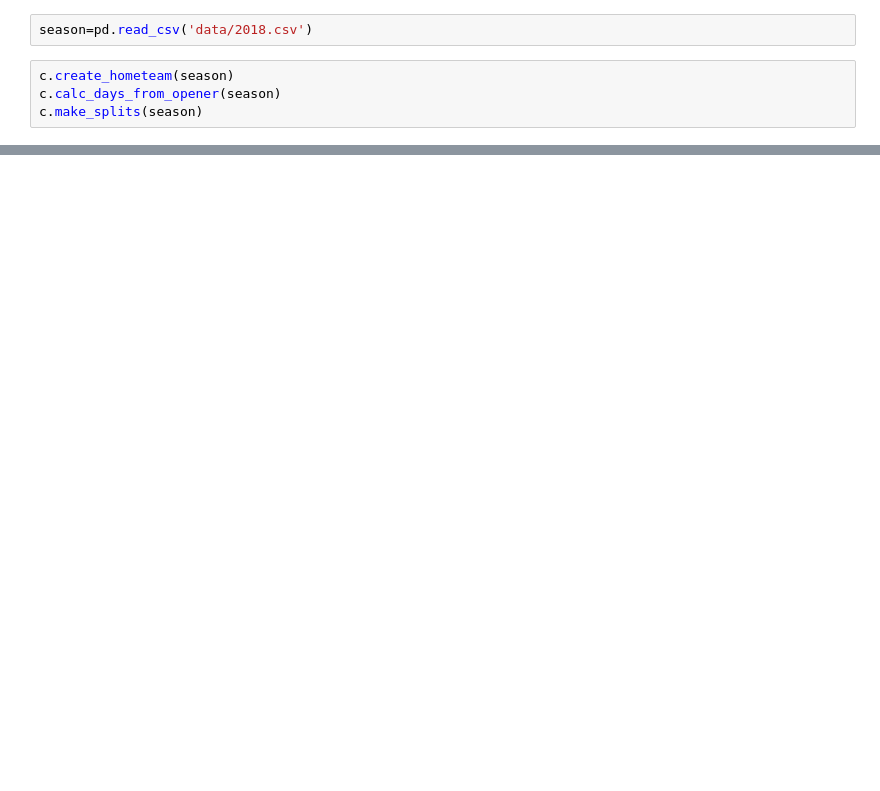
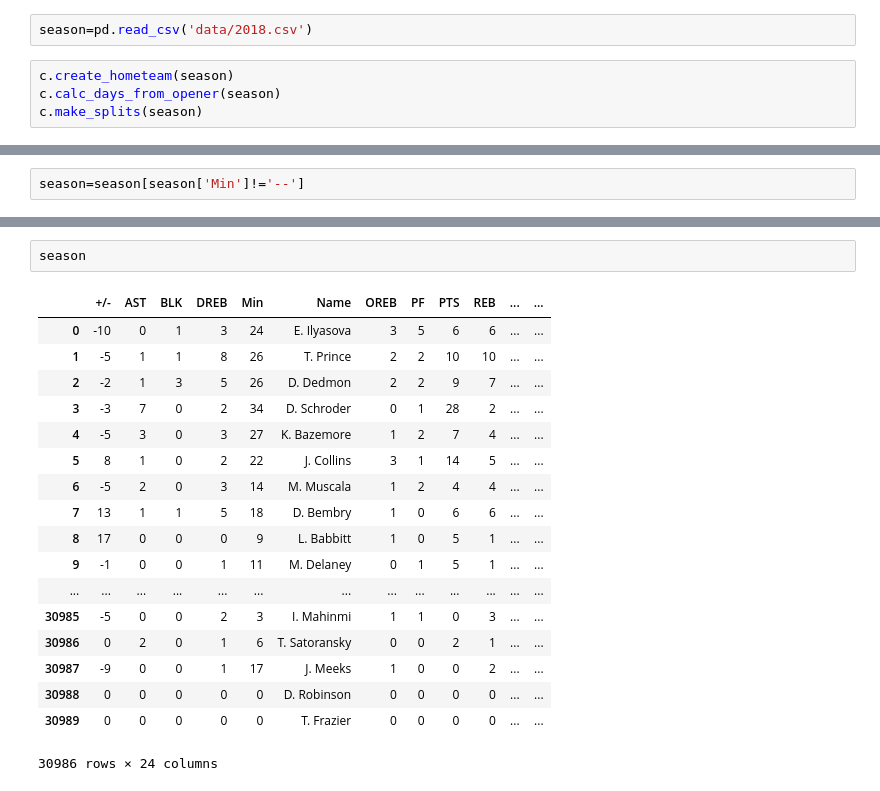
Before and after one commit to sadelson97/dsi_capstone, a Jupyter notebook: data_cleaning.ipynb, the cells around one changed output, grey strips where cells are left out. Saved outputs shown, nothing was run; the diff lists cells and outputs as text; blank space fills up the shorter version.

```diff
--- a/data_cleaning.ipynb
+++ b/data_cleaning.ipynb
@@ -85,0 +274,2 @@ TypeError: 'bool' object is not iterable
+# %%
+season=season[season['Min']!='--']
@@ -85,0 +306,21 @@ TypeError: 'bool' object is not iterable
+# %%
+season
+# %% [output]
+|  | +/- | AST | BLK | DREB | Min | Name | OREB | PF | PTS | REB | ... | ... |
+| 0 | -10 | 0 | 1 | 3 | 24 | E. Ilyasova | 3 | 5 | 6 | 6 | ... | ... |
+| 1 | -5 | 1 | 1 | 8 | 26 | T. Prince | 2 | 2 | 10 | 10 | ... | ... |
+| 2 | -2 | 1 | 3 | 5 | 26 | D. Dedmon | 2 | 2 | 9 | 7 | ... | ... |
+| 3 | -3 | 7 | 0 | 2 | 34 | D. Schroder | 0 | 1 | 28 | 2 | ... | ... |
+| 4 | -5 | 3 | 0 | 3 | 27 | K. Bazemore | 1 | 2 | 7 | 4 | ... | ... |
+| 5 | 8 | 1 | 0 | 2 | 22 | J. Collins | 3 | 1 | 14 | 5 | ... | ... |
+| 6 | -5 | 2 | 0 | 3 | 14 | M. Muscala | 1 | 2 | 4 | 4 | ... | ... |
+| 7 | 13 | 1 | 1 | 5 | 18 | D. Bembry | 1 | 0 | 6 | 6 | ... | ... |
+| 8 | 17 | 0 | 0 | 0 | 9 | L. Babbitt | 1 | 0 | 5 | 1 | ... | ... |
+| 9 | -1 | 0 | 0 | 1 | 11 | M. Delaney | 0 | 1 | 5 | 1 | ... | ... |
+| ... | ... | ... | ... | ... | ... | ... | ... | ... | ... | ... | ... | ... |
+| 30985 | -5 | 0 | 0 | 2 | 3 | I. Mahinmi | 1 | 1 | 0 | 3 | ... | ... |
+| 30986 | 0 | 2 | 0 | 1 | 6 | T. Satoransky | 0 | 0 | 2 | 1 | ... | ... |
+| 30987 | -9 | 0 | 0 | 1 | 17 | J. Meeks | 1 | 0 | 0 | 2 | ... | ... |
+| 30988 | 0 | 0 | 0 | 0 | 0 | D. Robinson | 0 | 0 | 0 | 0 | ... | ... |
+| 30989 | 0 | 0 | 0 | 0 | 0 | T. Frazier | 0 | 0 | 0 | 0 | ... | ... |
+30986 rows × 24 columns
```
Also changed, not shown: parts of 19 cells of this notebook, 1 other file.
